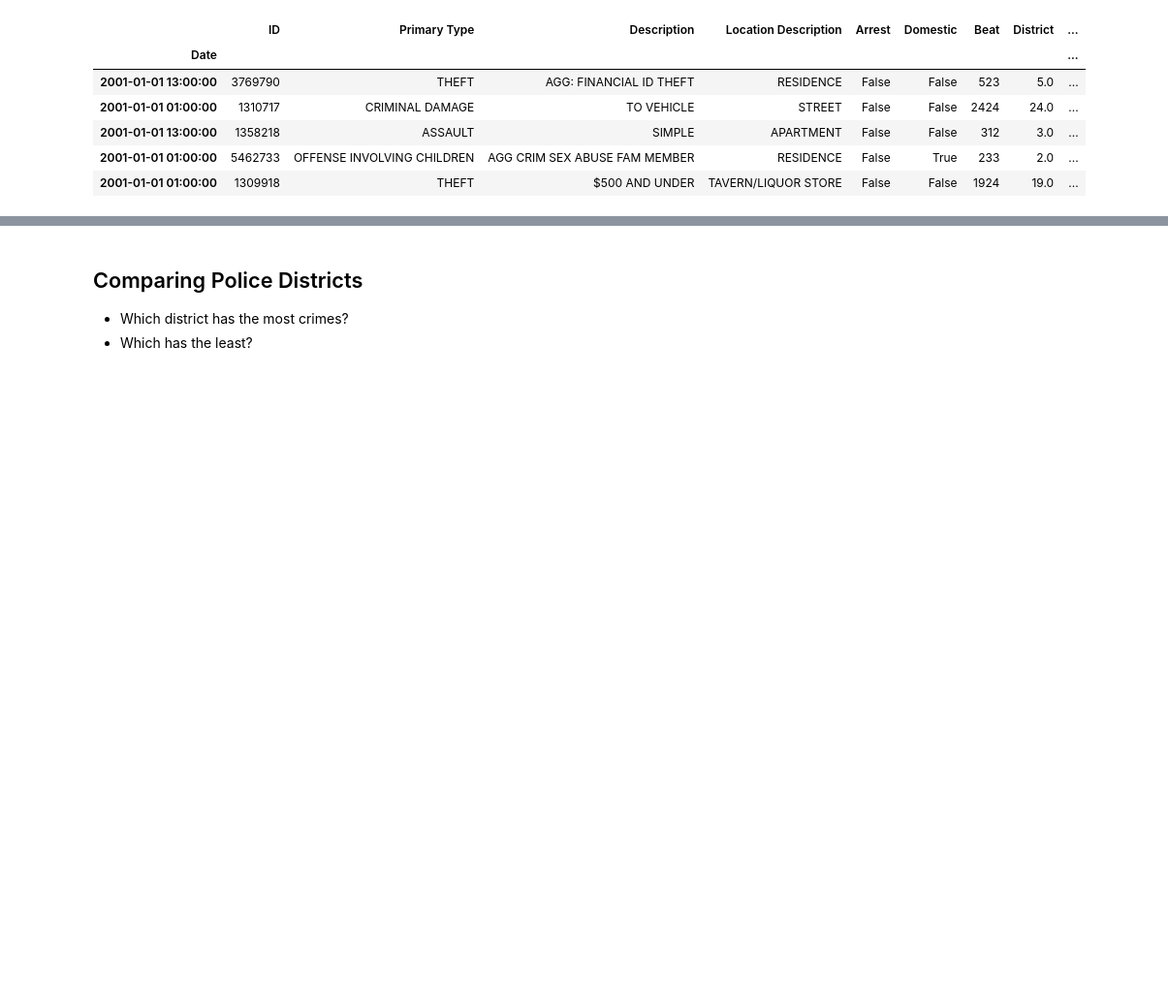
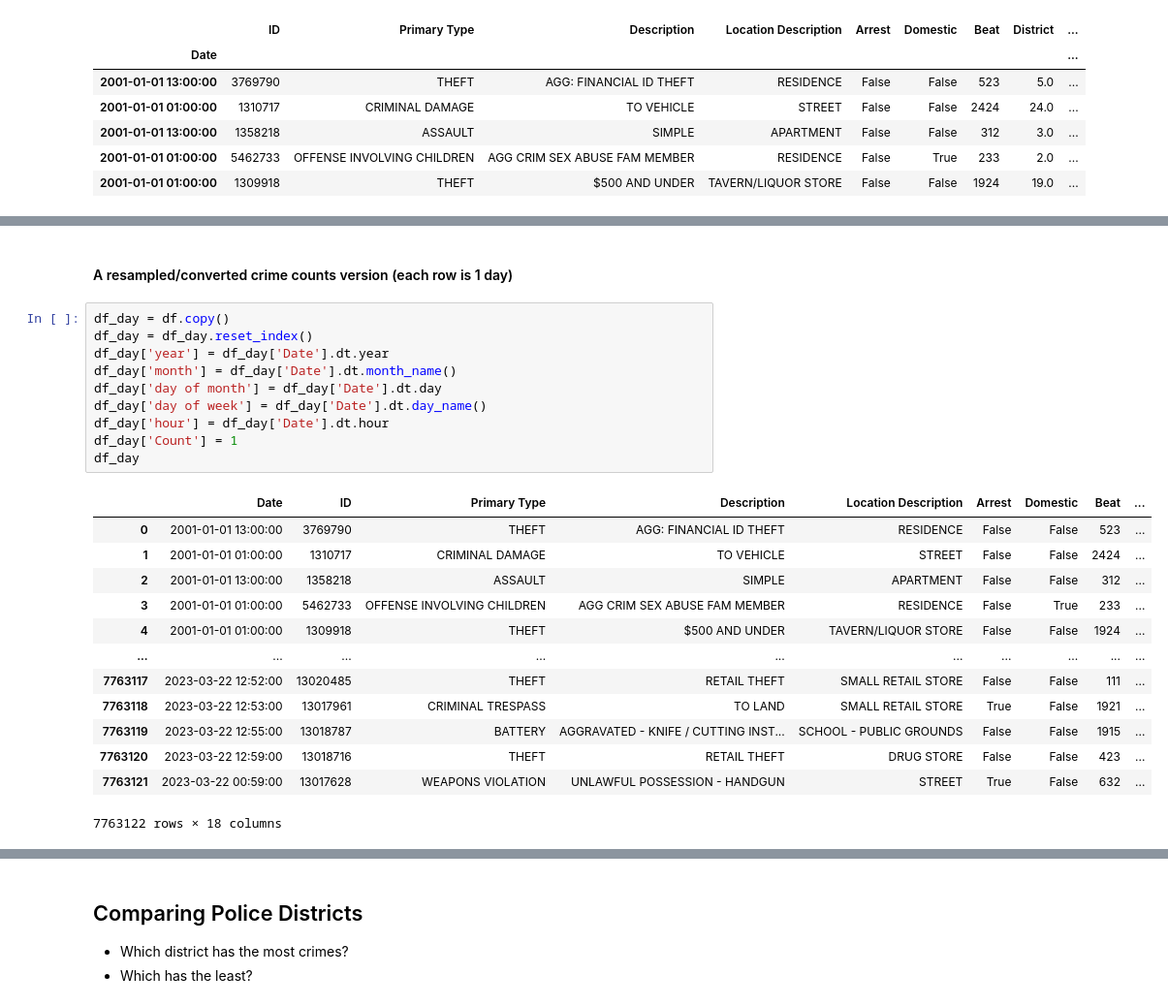
Before and after one commit to andreacohen7/Chicago-Crime-Data, a Jupyter notebook: Chicago Crime Data.ipynb, the cells around one changed output, grey strips where cells are left out. Shown: that part at 97% size. Saved outputs shown, nothing was run; the diff lists cells and outputs as text; blank space fills up the shorter version.

```diff
--- a/Chicago Crime Data.ipynb
+++ b/Chicago Crime Data.ipynb
@@ -119,0 +136,26 @@ df.head()
+# %% [markdown]
+#### A resampled/converted crime counts version (each row is 1 day)
+# %%
+df_day = df.copy()
+df_day = df_day.reset_index()
+df_day['year'] = df_day['Date'].dt.year
+df_day['month'] = df_day['Date'].dt.month_name()
+df_day['day of month'] = df_day['Date'].dt.day
+df_day['day of week'] = df_day['Date'].dt.day_name()
+df_day['hour'] = df_day['Date'].dt.hour
+df_day['Count'] = 1
+df_day
+# %% [output]
+|  | Date | ID | Primary Type | Description | Location Description | Arrest | Domestic | Beat | ... |
+| 0 | 2001-01-01 13:00:00 | 3769790 | THEFT | AGG: FINANCIAL ID THEFT | RESIDENCE | False | False | 523 | ... |
+| 1 | 2001-01-01 01:00:00 | 1310717 | CRIMINAL DAMAGE | TO VEHICLE | STREET | False | False | 2424 | ... |
+| 2 | 2001-01-01 13:00:00 | 1358218 | ASSAULT | SIMPLE | APARTMENT | False | False | 312 | ... |
+| 3 | 2001-01-01 01:00:00 | 5462733 | OFFENSE INVOLVING CHILDREN | AGG CRIM SEX ABUSE FAM MEMBER | RESIDENCE | False | True | 233 | ... |
+| 4 | 2001-01-01 01:00:00 | 1309918 | THEFT | $500 AND UNDER | TAVERN/LIQUOR STORE | False | False | 1924 | ... |
+| ... | ... | ... | ... | ... | ... | ... | ... | ... | ... |
+| 7763117 | 2023-03-22 12:52:00 | 13020485 | THEFT | RETAIL THEFT | SMALL RETAIL STORE | False | False | 111 | ... |
+| 7763118 | 2023-03-22 12:53:00 | 13017961 | CRIMINAL TRESPASS | TO LAND | SMALL RETAIL STORE | True | False | 1921 | ... |
+| 7763119 | 2023-03-22 12:55:00 | 13018787 | BATTERY | AGGRAVATED - KNIFE / CUTTING INST... | SCHOOL - PUBLIC GROUNDS | False | False | 1915 | ... |
+| 7763120 | 2023-03-22 12:59:00 | 13018716 | THEFT | RETAIL THEFT | DRUG STORE | False | False | 423 | ... |
+| 7763121 | 2023-03-22 00:59:00 | 13017628 | WEAPONS VIOLATION | UNLAWFUL POSSESSION - HANDGUN | STREET | True | False | 632 | ... |
+7763122 rows × 18 columns
```
Also changed, not shown: parts of 16 cells of this notebook.
